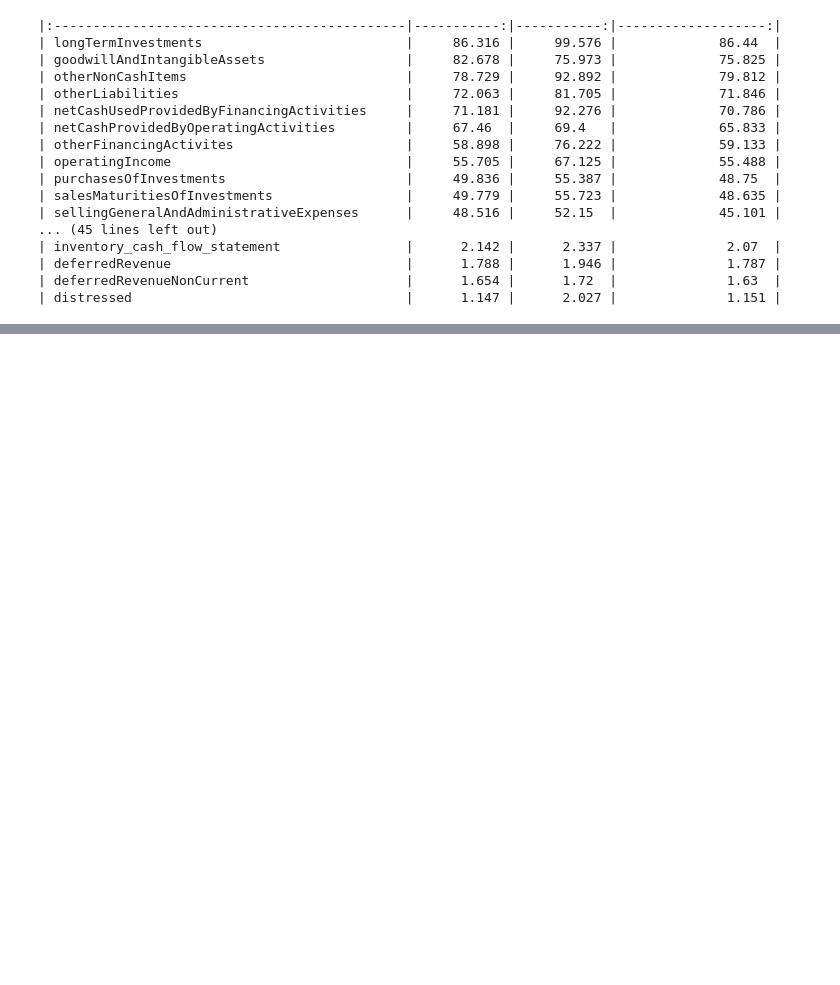
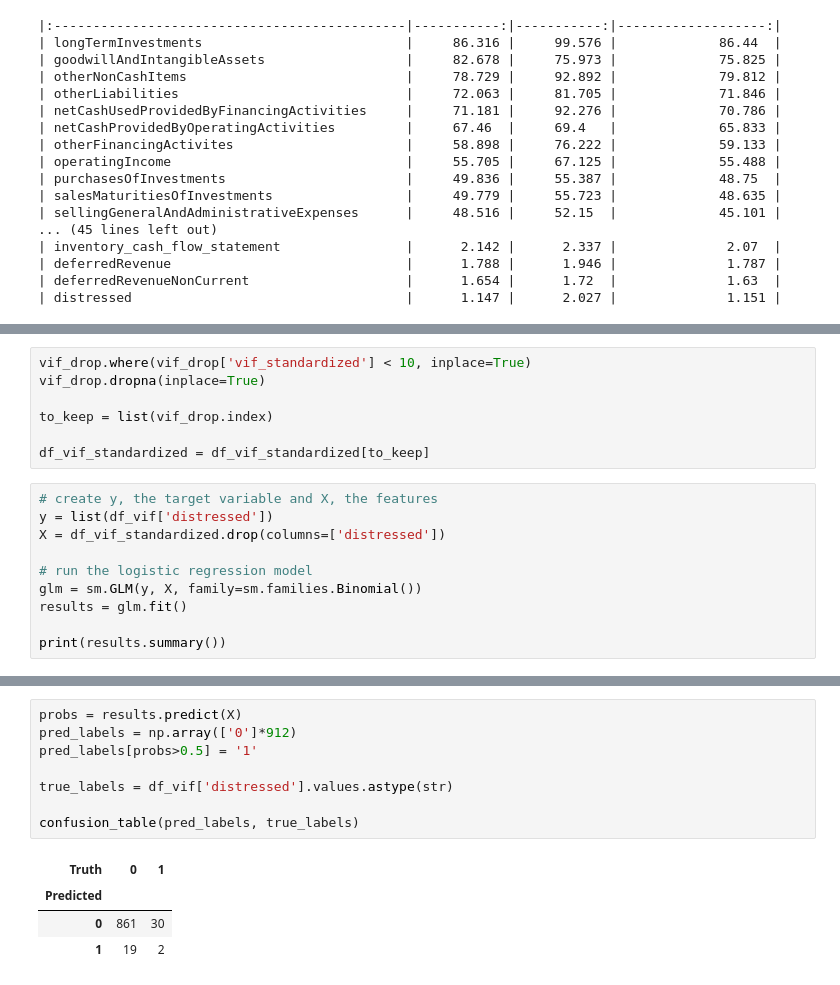
Before and after one commit to quityQ/bachelor, a Jupyter notebook: analysis.ipynb, the cells around one changed output, grey strips where cells are left out. Saved outputs shown, nothing was run; the diff lists cells and outputs as text; blank space fills up the shorter version.

```diff
--- a/analysis.ipynb
+++ b/analysis.ipynb
@@ -435,0 +442,17 @@ print(vif_drop.to_markdown())
+# %%
+vif_drop.where(vif_drop['vif_standardized'] < 10, inplace=True)
+vif_drop.dropna(inplace=True)
+
+to_keep = list(vif_drop.index)
+
+df_vif_standardized = df_vif_standardized[to_keep]
+# %%
+# create y, the target variable and X, the features
+y = list(df_vif['distressed'])
+X = df_vif_standardized.drop(columns=['distressed'])
+
+# run the logistic regression model
+glm = sm.GLM(y, X, family=sm.families.Binomial())
+results = glm.fit()
+
+print(results.summary())
@@ -435,0 +477,13 @@ print(vif_drop.to_markdown())
+# %%
+probs = results.predict(X)
+pred_labels = np.array(['0']*912)
+pred_labels[probs>0.5] = '1'
+
+true_labels = df_vif['distressed'].values.astype(str)
+
+confusion_table(pred_labels, true_labels)
+# %% [output]
+| Truth | 0 | 1 |
+| Predicted |  |  |
+| 0 | 861 | 30 |
+| 1 | 19 | 2 |
```
Also changed, not shown: parts of 4 cells of this notebook, 1 other file.
